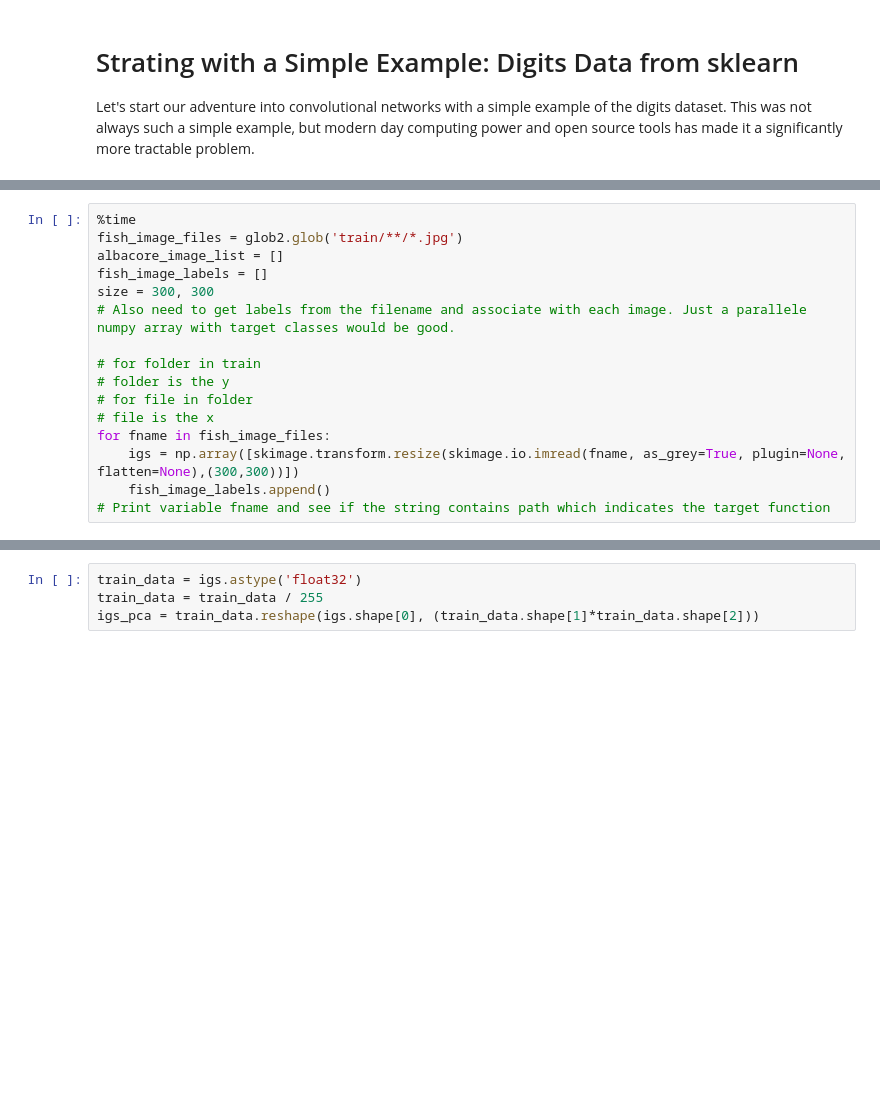
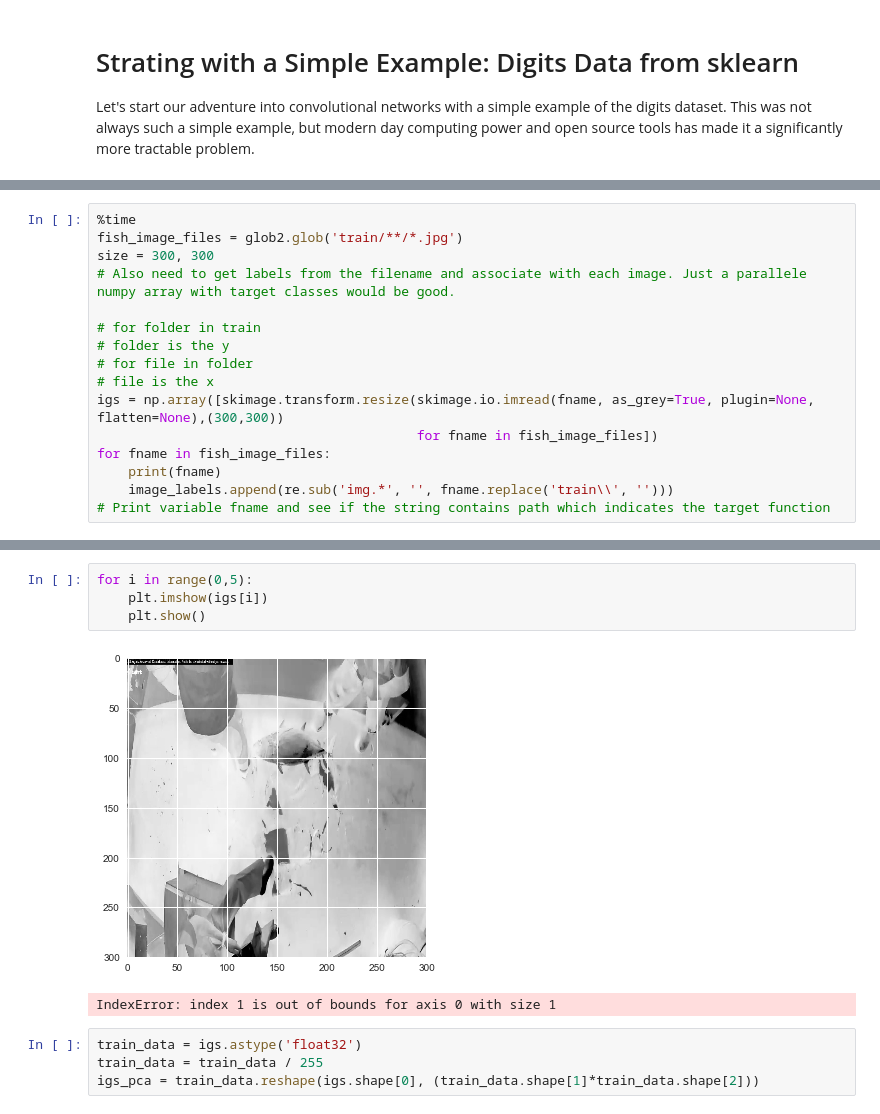
Before and after one commit to MachineLearning-FA2017/Lab8, a Jupyter notebook: CNN Van.ipynb, the cells around one changed output, grey strips where cells are left out. Saved outputs shown, nothing was run; the diff lists cells and outputs as text; blank space fills up the shorter version.

```diff
--- a/CNN Van.ipynb
+++ b/CNN Van.ipynb
@@ -36,8 +51,6 @@ import matplotlib.image as mpimg
 # %%
 %time
 fish_image_files = glob2.glob('train/**/*.jpg')
-albacore_image_list = []
-fish_image_labels = []
 size = 300, 300
 # Also need to get labels from the filename and associate with each image. Just a parallele numpy array with target classes would be good.
 
@@ -45,8 +58,10 @@ size = 300, 300
 # folder is the y
 # for file in folder
 # file is the x
+igs = np.array([skimage.transform.resize(skimage.io.imread(fname, as_grey=True, plugin=None, flatten=None),(300,300))
+                                         for fname in fish_image_files])
 for fname in fish_image_files:
-    igs = np.array([skimage.transform.resize(skimage.io.imread(fname, as_grey=True, plugin=None, flatten=None),(300,300))])
-    fish_image_labels.append()
+    print(fname)
+    image_labels.append(re.sub('img.*', '', fname.replace('train\\', '')))
 # Print variable fname and see if the string contains path which indicates the target function
 # %% [output]
@@ -54,3 +69,10 @@ KeyboardInterrupt:
+# %%
+for i in range(0,5):
+    plt.imshow(igs[i])
+    plt.show()
+# %% [output]
+[figure, added]
+IndexError: index 1 is out of bounds for axis 0 with size 1
 # %%
 train_data = igs.astype('float32')
 train_data = train_data / 255
```
Also changed, not shown: parts of 3 cells of this notebook.
